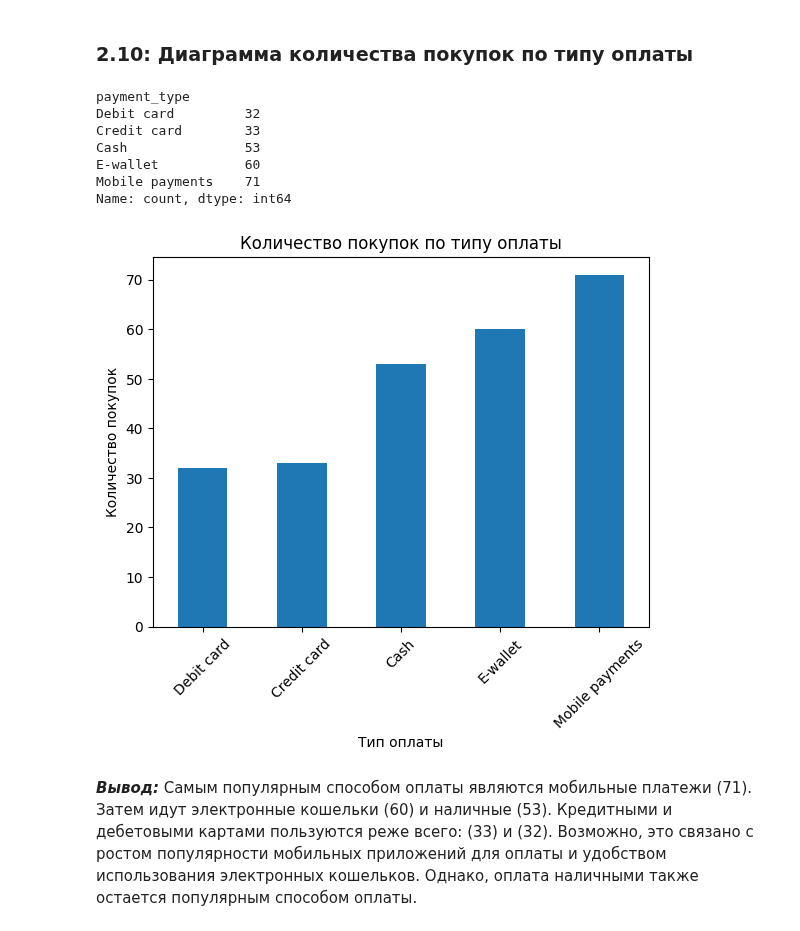
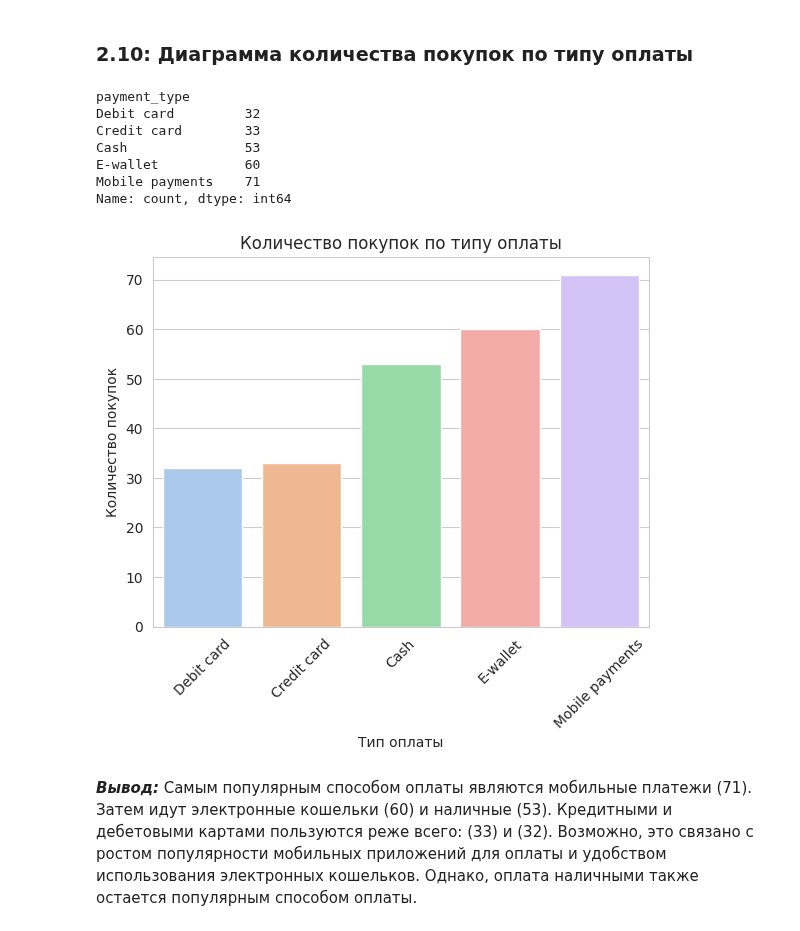
Before and after one commit to zhukovrost/lyceumFinalProject, a Jupyter notebook: project.ipynb, the cells around one changed output. Cells and saved outputs as stored; diff of their text form; code cells hidden in the pictures.

```diff
--- a/project.ipynb
+++ b/project.ipynb
@@ -61,6 +61,7 @@ import scipy.stats as st
 warnings.filterwarnings('ignore')
 TEST_SIZE = 0.15
 RANDOM_STATE = 42
+PALETTE = "pastel"
 # %% [markdown]
 ## 0.3: Загрузка данных
 # %%
@@ -558,22 +531,18 @@ Name: revenue_with_discount, dtype: float64
 # %%
 pay_count = df['payment_type'].value_counts()
 pay_count = pay_count.sort_values()
 print(pay_count)
-pay_count.plot(kind='bar')
-plt.title('Количество покупок по типу оплаты')
-plt.xlabel('Тип оплаты')
-plt.xticks(rotation=45)
-plt.ylabel('Количество покупок')
-plt.show()
+
+print_bar_plot(pay_count, 'Количество покупок по типу оплаты', 'Тип оплаты', 'Количество покупок', 45)
 # %% [output]
 payment_type
 Debit card         32
 Credit card        33
 Cash               53
 E-wallet           60
 Mobile payments    71
 Name: count, dtype: int64
-[figure, old version]
+[figure, new version]
 # %% [markdown]
 ***Вывод:*** Самым популярным способом оплаты являются мобильные платежи (71). Затем идут электронные кошельки (60) и наличные (53). Кредитными и дебетовыми картами пользуются реже всего: (33) и (32). Возможно, это связано с ростом популярности мобильных приложений для оплаты и удобством использования электронных кошельков. Однако, оплата наличными также остается популярным способом оплаты.
 # %% [markdown]
```
Also changed, not shown: parts of 32 cells of this notebook.
